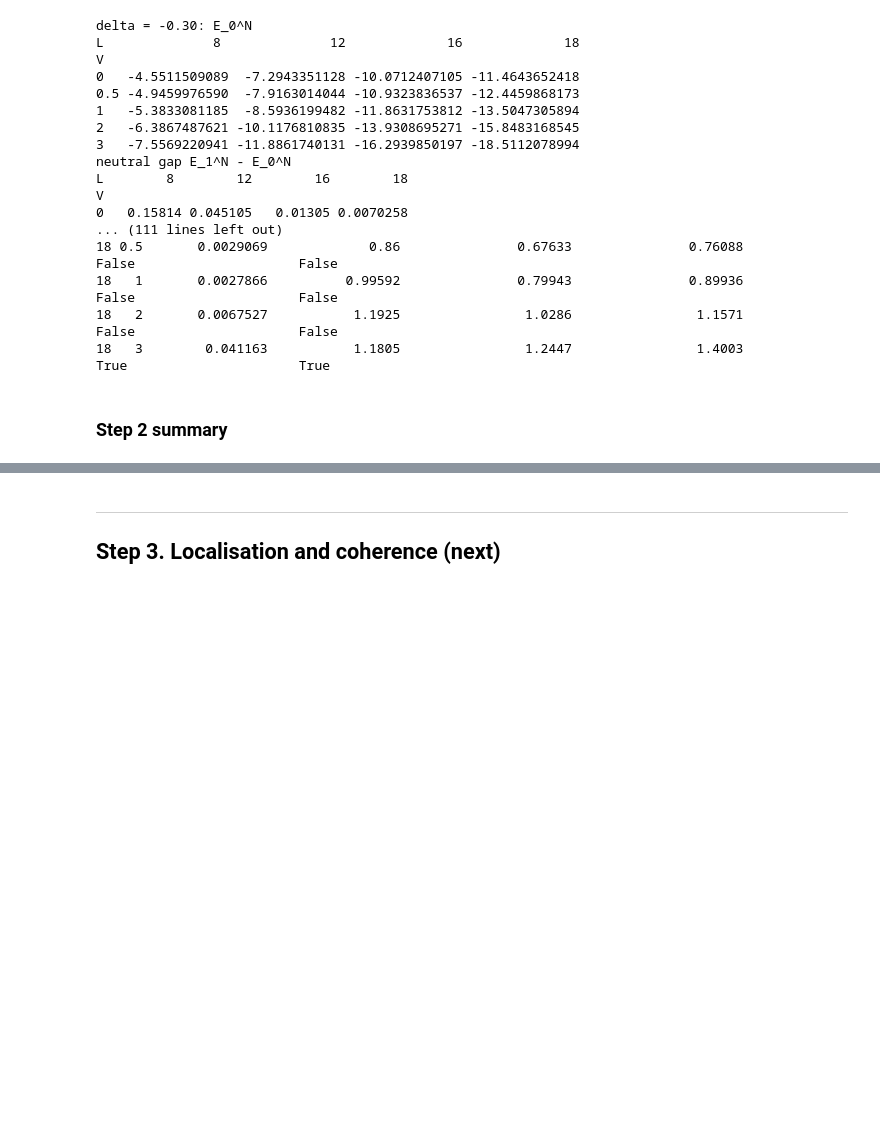
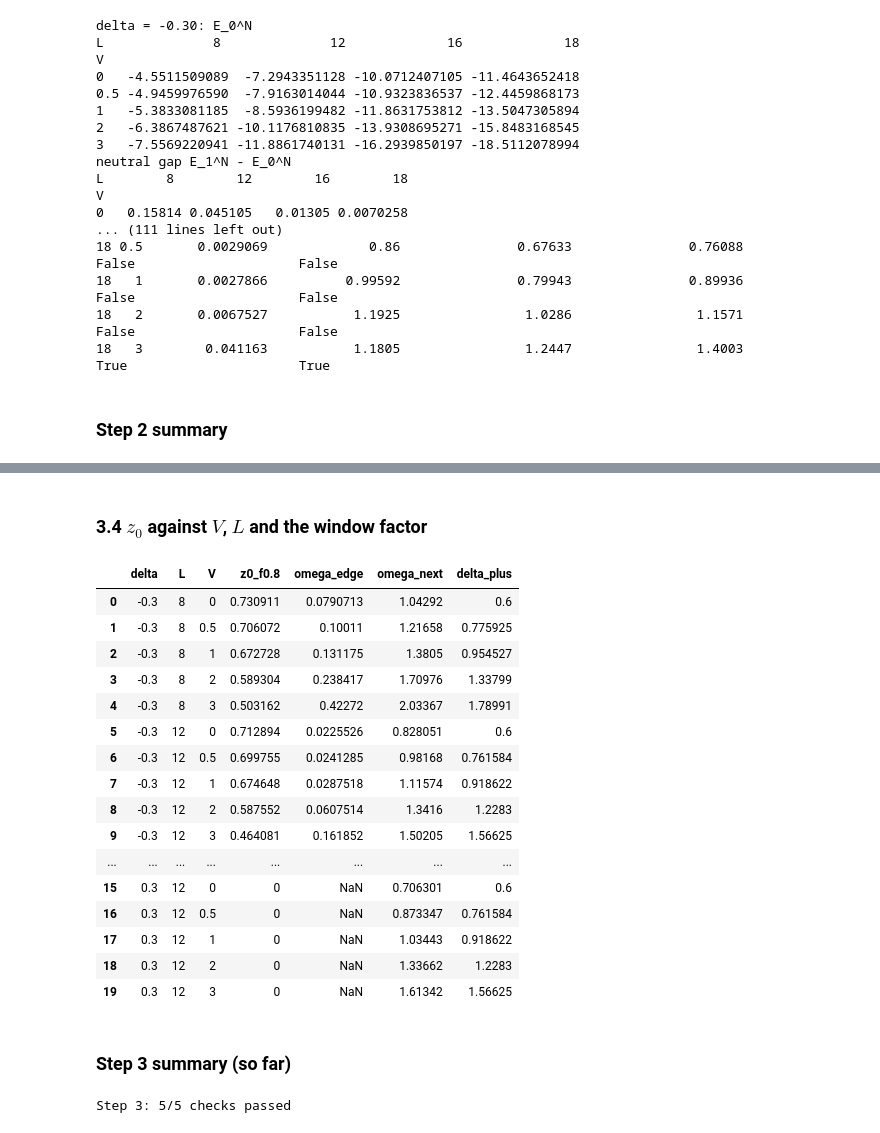
Before and after one commit to kavish707/ssh-model-project, a Jupyter notebook: project_A.ipynb, the cells around one changed output, grey strips where cells are left out. Drawn from its saved outputs; the diff is of its cells as text; code cells hidden in the pictures; blank space fills up the shorter version.

```diff
--- a/project_A.ipynb
+++ b/project_A.ipynb
@@ -1884,3 +2021,47 @@ python 3.12.14, numpy 2.5.4, scipy 1.18.1, pandas 3.1.0, matplotlib 3.11.2, mpma
+# %% [markdown]
+### 3.4 $z_0$ against $V$, $L$ and the window factor
+# %%
+rows = []
+for (L, d, V), (om, w) in spectra.items():
+    rec = {"L": L, "delta": d, "V": V, "j": 0, "delta_plus": windows[(L, d, V, F_WINDOW)] / F_WINDOW}
+    for f in F_SCAN:
+        rec[f"z0_f{f:.1f}"] = w[om < windows[(L, d, V, f)]].sum() / w.sum()
+    inside = (om < windows[(L, d, V, F_WINDOW)]) & (w > 1e-12)
+    rec["omega_edge"] = om[inside][0] if inside.any() else np.nan
+    rec["omega_next"] = om[(~inside) & (w > 1e-12)].min()
+    rec["sum_w"] = w.sum()
+    rows.append(rec)
+z0_table = pd.DataFrame(rows).sort_values(["delta", "L", "V"]).reset_index(drop=True)
+z0_table.to_csv(DATA_DIR / "step3_z0.csv", index=False, float_format="%.12g")
+display(z0_table[["delta", "L", "V", "z0_f0.8", "omega_edge", "omega_next", "delta_plus"]])
+# %% [output]
+|  | delta | L | V | z0_f0.8 | omega_edge | omega_next | delta_plus |
+| 0 | -0.3 | 8 | 0 | 0.730911 | 0.0790713 | 1.04292 | 0.6 |
+| 1 | -0.3 | 8 | 0.5 | 0.706072 | 0.10011 | 1.21658 | 0.775925 |
+| 2 | -0.3 | 8 | 1 | 0.672728 | 0.131175 | 1.3805 | 0.954527 |
+| 3 | -0.3 | 8 | 2 | 0.589304 | 0.238417 | 1.70976 | 1.33799 |
+| 4 | -0.3 | 8 | 3 | 0.503162 | 0.42272 | 2.03367 | 1.78991 |
+| 5 | -0.3 | 12 | 0 | 0.712894 | 0.0225526 | 0.828051 | 0.6 |
+| 6 | -0.3 | 12 | 0.5 | 0.699755 | 0.0241285 | 0.98168 | 0.761584 |
+| 7 | -0.3 | 12 | 1 | 0.674648 | 0.0287518 | 1.11574 | 0.918622 |
+| 8 | -0.3 | 12 | 2 | 0.587552 | 0.0607514 | 1.3416 | 1.2283 |
+| 9 | -0.3 | 12 | 3 | 0.464081 | 0.161852 | 1.50205 | 1.56625 |
+| ... | ... | ... | ... | ... | ... | ... | ... |
+| 15 | 0.3 | 12 | 0 | 0 | NaN | 0.706301 | 0.6 |
+| 16 | 0.3 | 12 | 0.5 | 0 | NaN | 0.873347 | 0.761584 |
+| 17 | 0.3 | 12 | 1 | 0 | NaN | 1.03443 | 0.918622 |
+| 18 | 0.3 | 12 | 2 | 0 | NaN | 1.33662 | 1.2283 |
+| 19 | 0.3 | 12 | 3 | 0 | NaN | 1.61342 | 1.56625 |
 # %% [markdown]
----
-## Step 3. Localisation and coherence (next)
+### Step 3 summary (so far)
+# %%
+step3 = {name: c for name, c in CHECKS.items() if name.startswith("S3 ")}
+n_pass = sum(c["pass"] for c in step3.values())
+print(f"Step 3: {n_pass}/{len(step3)} checks passed")
+for name, c in step3.items():
+    if not c["pass"]:
+        print("  FAILED:", name)
+pd.DataFrame([{"check": name, "passed": c["pass"], "worst_deviation": c["value"]} for name, c in step3.items()]).to_csv(
+    DATA_DIR / "step3_checks.csv", index=False, float_format="%.3e")
+# %% [output]
+Step 3: 5/5 checks passed
```
Also changed, not shown: parts of 10 cells of this notebook, 5 other files.
